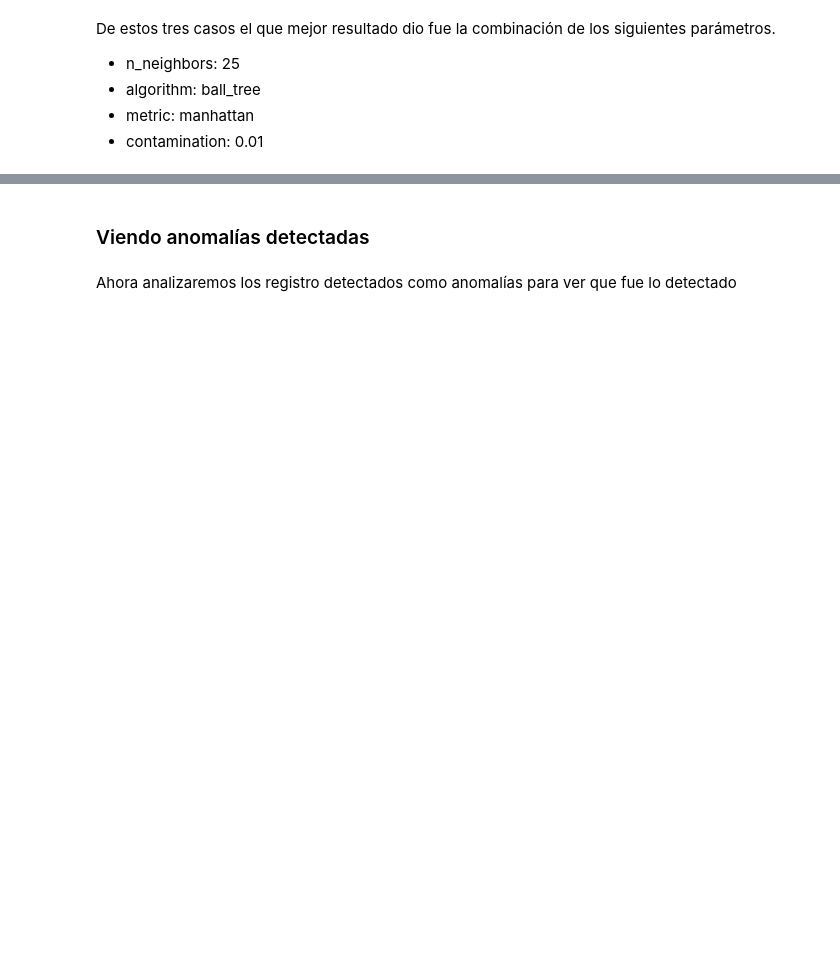
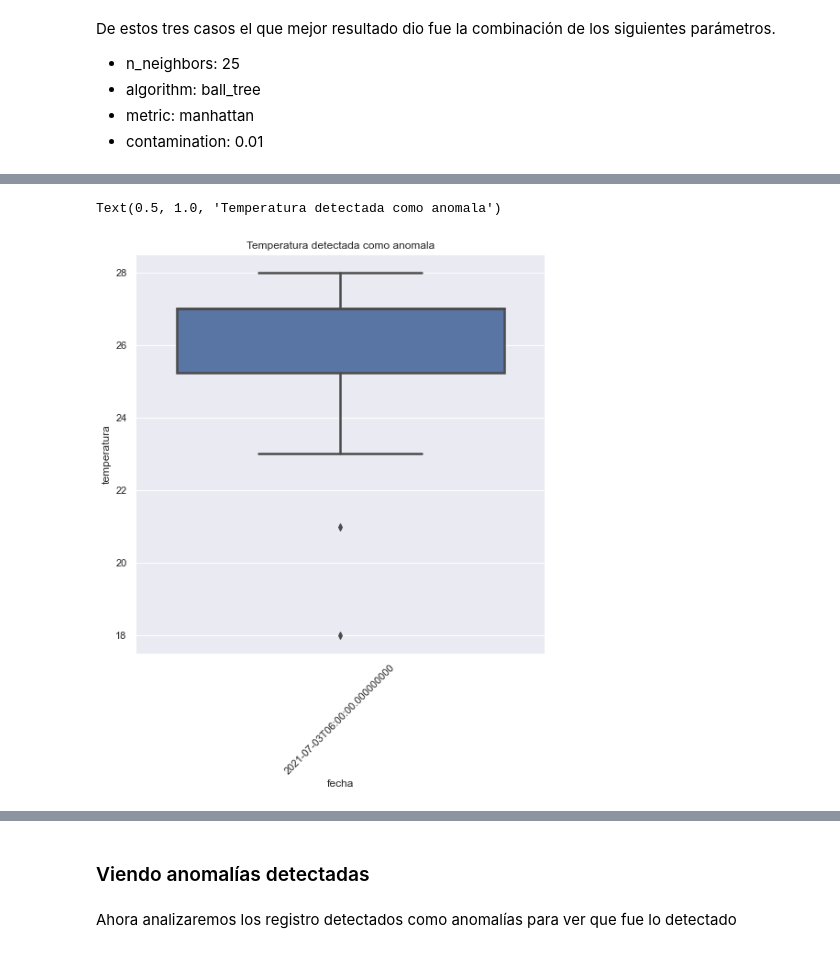
Before and after one commit to carlosvelv/proyecto_anomalias, a Jupyter notebook: Anomalias_proyecto_revision_1.ipynb, the cells around one changed output, grey strips where cells are left out. Cells and saved outputs as stored; diff of their text form; code cells hidden in the pictures; blank space fills up the shorter version.

```diff
--- a/Anomalias_proyecto_revision_1.ipynb
+++ b/Anomalias_proyecto_revision_1.ipynb
@@ -511,0 +548,12 @@ De estos tres casos el que mejor resultado dio fue la combinación de los siguie
+# %%
+#Boxplost para revisar la anomalía en un tiempo en particular
+sns.set(rc={'figure.figsize':(8,8)})
+
+df_fecha = df[df["fecha"] == "2021-07-03 06:00:00"]
+
+ax = sns.boxplot(x=df_fecha["fecha"], y=df_fecha["temperatura"], data=df_fecha, linewidth=2.5)
+plt.setp(ax.get_xticklabels(), rotation=45)
+ax.set_title('Temperatura detectada como anomala')
+# %% [output]
+Text(0.5, 1.0, 'Temperatura detectada como anomala')
+[figure, added]
```
Also changed, not shown: parts of 25 cells of this notebook.
